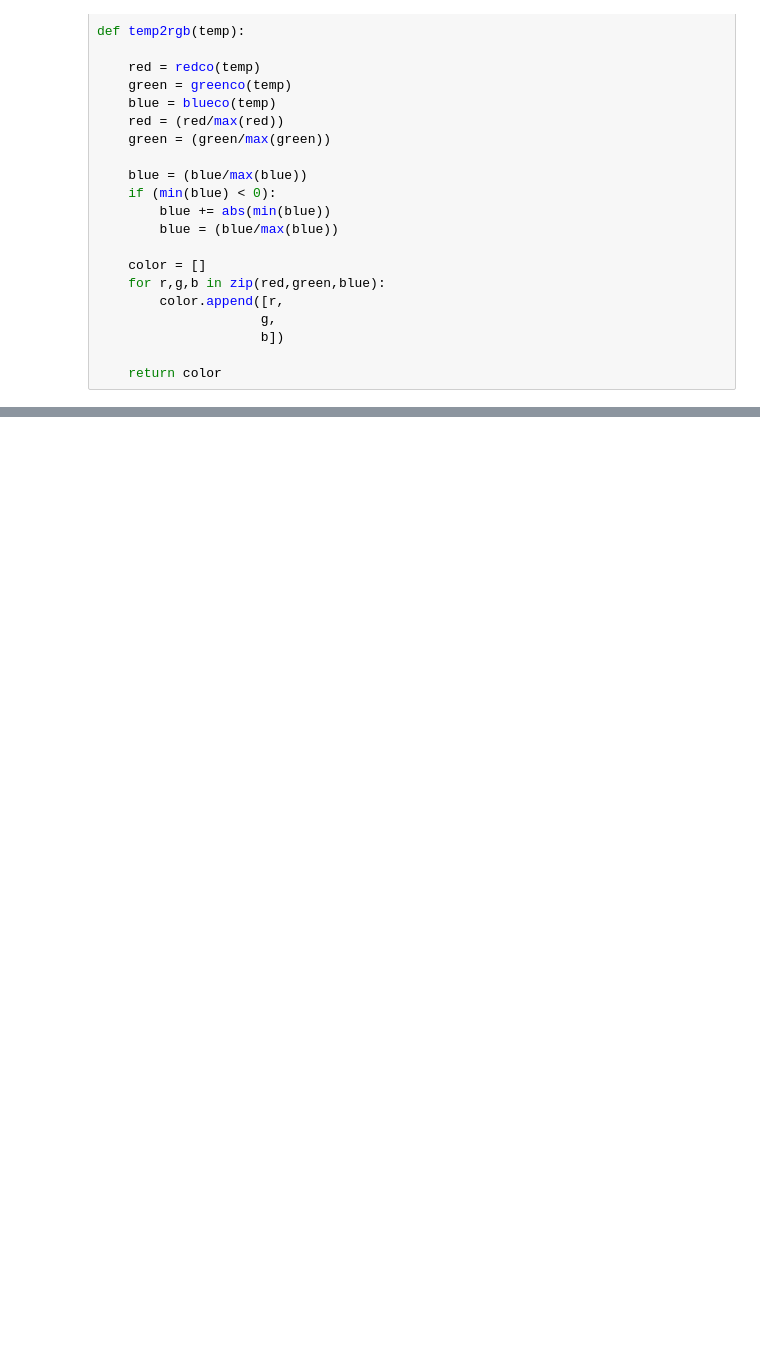
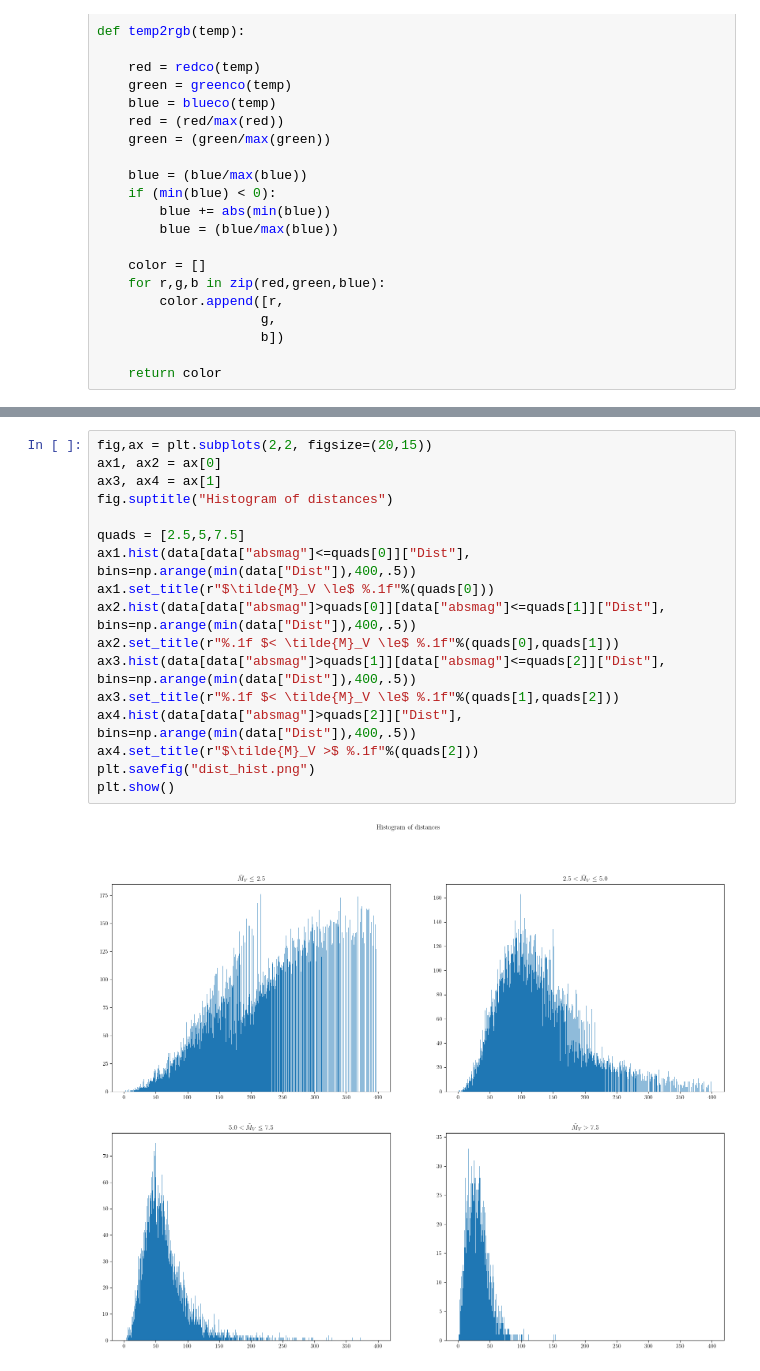
Before and after one commit to Hillcrest-R-D/AstroWorks, a Jupyter notebook: HIP_Stats.ipynb, the cells around one changed output, grey strips where cells are left out. Saved outputs shown, nothing was run; the diff lists cells and outputs as text; blank space fills up the shorter version.

Commit message:
added plots

```diff
--- a/HIP_Stats.ipynb
+++ b/HIP_Stats.ipynb
@@ -236,0 +217,19 @@ plt.show()
+# %%
+fig,ax = plt.subplots(2,2, figsize=(20,15))
+ax1, ax2 = ax[0]
+ax3, ax4 = ax[1]
+fig.suptitle("Histogram of distances")
+
+quads = [2.5,5,7.5]
+ax1.hist(data[data["absmag"]<=quads[0]]["Dist"], bins=np.arange(min(data["Dist"]),400,.5))
+ax1.set_title(r"$\tilde{M}_V \le$ %.1f"%(quads[0]))
+ax2.hist(data[data["absmag"]>quads[0]][data["absmag"]<=quads[1]]["Dist"], bins=np.arange(min(data["Dist"]),400,.5))
+ax2.set_title(r"%.1f $< \tilde{M}_V \le$ %.1f"%(quads[0],quads[1]))
+ax3.hist(data[data["absmag"]>quads[1]][data["absmag"]<=quads[2]]["Dist"], bins=np.arange(min(data["Dist"]),400,.5))
+ax3.set_title(r"%.1f $< \tilde{M}_V \le$ %.1f"%(quads[1],quads[2]))
+ax4.hist(data[data["absmag"]>quads[2]]["Dist"], bins=np.arange(min(data["Dist"]),400,.5))
+ax4.set_title(r"$\tilde{M}_V >$ %.1f"%(quads[2]))
+plt.savefig("dist_hist.png")
+plt.show()
+# %% [output]
+[figure, added]
```
Also changed, not shown: parts of 8 cells of this notebook, 5 other files.
